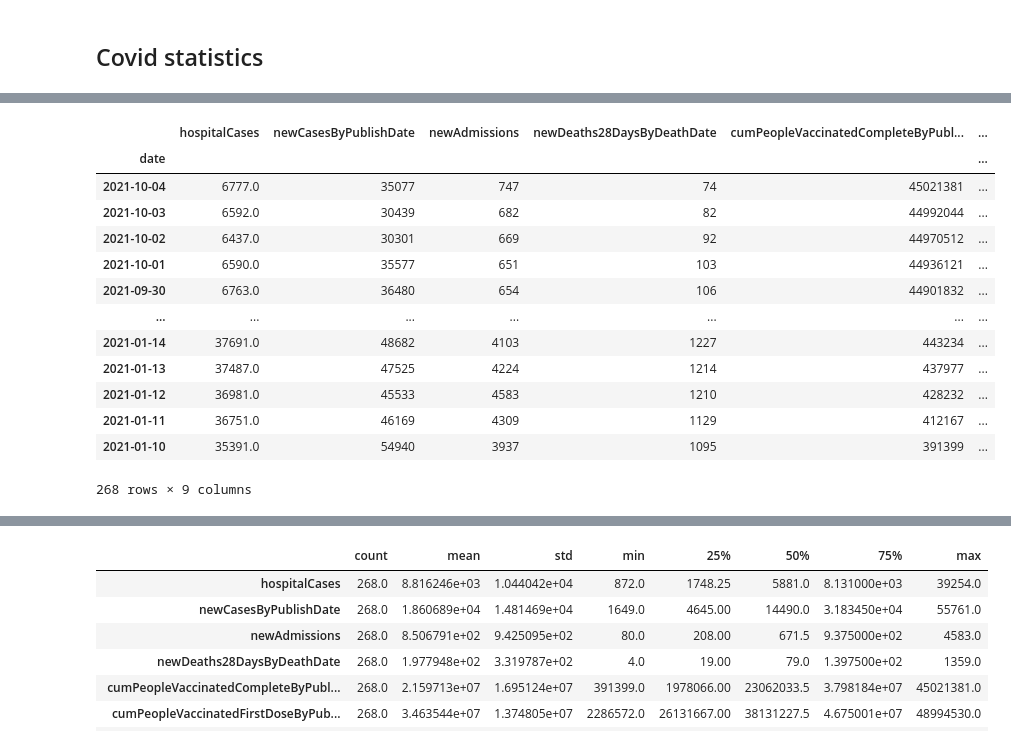
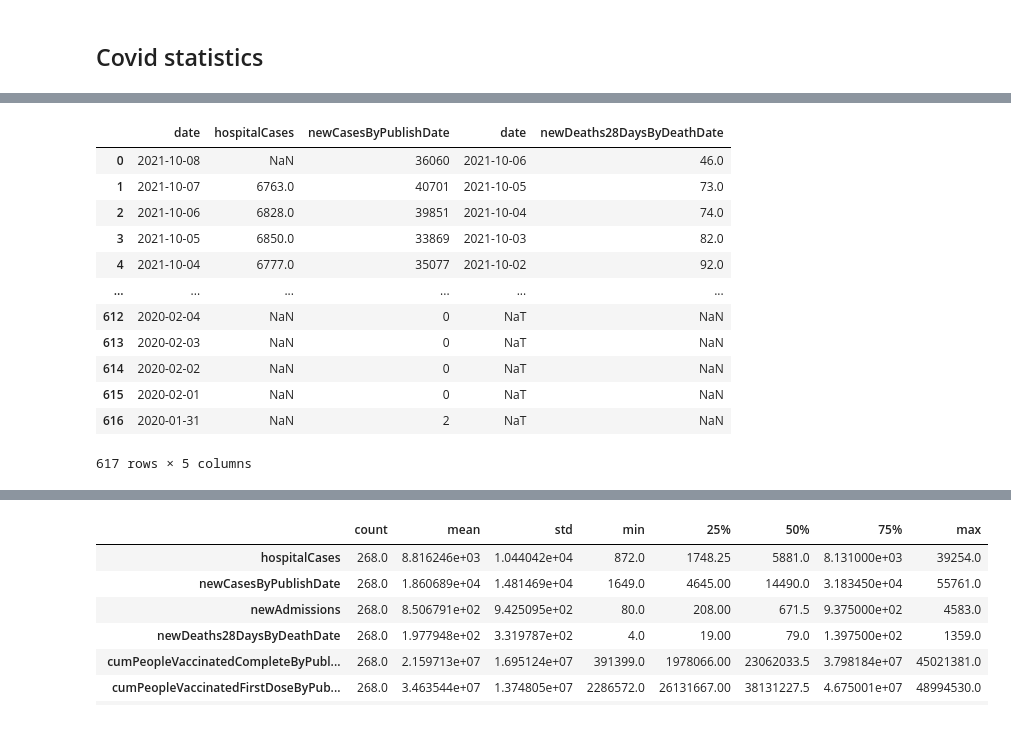
Before and after one commit to montgoz007/corona-modelling, a Jupyter notebook: EDA.ipynb, the cells around one changed output, grey strips where cells are left out. Saved outputs shown, nothing was run; the diff lists cells and outputs as text; code cells hidden in the pictures.

```diff
--- a/EDA.ipynb
+++ b/EDA.ipynb
@@ -14,29 +48,35 @@ sns.set_theme(style="white")
 # %%
 # Loading seperate data sets
 cases_data = pd.read_csv(r'data\Cases\cases_covid.csv', parse_dates=['date'])
 admissions_data = pd.read_csv(r'data\Admissions\admissions_covid.csv', parse_dates=['date'])
 deaths_data = pd.read_csv(r'data\Deaths\deaths_covid.csv', parse_dates=['date'])
 vaccinations_data = pd.read_csv(r'data\Vaccinations\vaccinations_covid.csv', parse_dates=['date'])
 
 # Merging to a single dataset
-covid_data = cases_data.merge(admissions_data)
-covid_data = covid_data.merge(deaths_data)
-covid_data = covid_data.merge(vaccinations_data)
-covid_data = covid_data.drop(columns=['areaCode', 'areaName', 'areaType'])
-covid_data = covid_data.set_index('date')
+#covid_data = cases_data.merge(admissions_data)
+#covid_data = covid_data.merge(deaths_data)
+#covid_data = covid_data.merge(vaccinations_data)
+# Using join
+#covid_data = cases_data.join(admissions_data).fillna(0)
+#covid_data = covid_data.join(deaths_data).fillna(0)
+#covid_data = covid_data.join(vaccinations_data).fillna(0)
+# Using concat
+#covid_data = pd.concat([cases_data, deaths_data], axis=1).drop(columns=['areaCode', 'areaName', 'areaType'])
+# Tidying columns
+#covid_data = covid_data.drop(columns=['areaCode', 'areaName', 'areaType'])
+#covid_data = covid_data.set_index('date')
 covid_data
 # %% [output]
-|  | hospitalCases | newCasesByPublishDate | newAdmissions | newDeaths28DaysByDeathDate | cumPeopleVaccinatedCompleteByPubl... | ... |
-| date |  |  |  |  |  | ... |
-| 2021-10-04 | 6777.0 | 35077 | 747 | 74 | 45021381 | ... |
-| 2021-10-03 | 6592.0 | 30439 | 682 | 82 | 44992044 | ... |
-| 2021-10-02 | 6437.0 | 30301 | 669 | 92 | 44970512 | ... |
-| 2021-10-01 | 6590.0 | 35577 | 651 | 103 | 44936121 | ... |
-| 2021-09-30 | 6763.0 | 36480 | 654 | 106 | 44901832 | ... |
-| ... | ... | ... | ... | ... | ... | ... |
-| 2021-01-14 | 37691.0 | 48682 | 4103 | 1227 | 443234 | ... |
-| 2021-01-13 | 37487.0 | 47525 | 4224 | 1214 | 437977 | ... |
-| 2021-01-12 | 36981.0 | 45533 | 4583 | 1210 | 428232 | ... |
-| 2021-01-11 | 36751.0 | 46169 | 4309 | 1129 | 412167 | ... |
-| 2021-01-10 | 35391.0 | 54940 | 3937 | 1095 | 391399 | ... |
+|  | date | hospitalCases | newCasesByPublishDate | date | newDeaths28DaysByDeathDate |
+| 0 | 2021-10-08 | NaN | 36060 | 2021-10-06 | 46.0 |
+| 1 | 2021-10-07 | 6763.0 | 40701 | 2021-10-05 | 73.0 |
+| 2 | 2021-10-06 | 6828.0 | 39851 | 2021-10-04 | 74.0 |
+| 3 | 2021-10-05 | 6850.0 | 33869 | 2021-10-03 | 82.0 |
+| 4 | 2021-10-04 | 6777.0 | 35077 | 2021-10-02 | 92.0 |
+| ... | ... | ... | ... | ... | ... |
+| 612 | 2020-02-04 | NaN | 0 | NaT | NaN |
+| 613 | 2020-02-03 | NaN | 0 | NaT | NaN |
+| 614 | 2020-02-02 | NaN | 0 | NaT | NaN |
+| 615 | 2020-02-01 | NaN | 0 | NaT | NaN |
+| 616 | 2020-01-31 | NaN | 2 | NaT | NaN |
-268 rows × 9 columns
+617 rows × 5 columns
```
Also changed, not shown: parts of 8 cells of this notebook.
